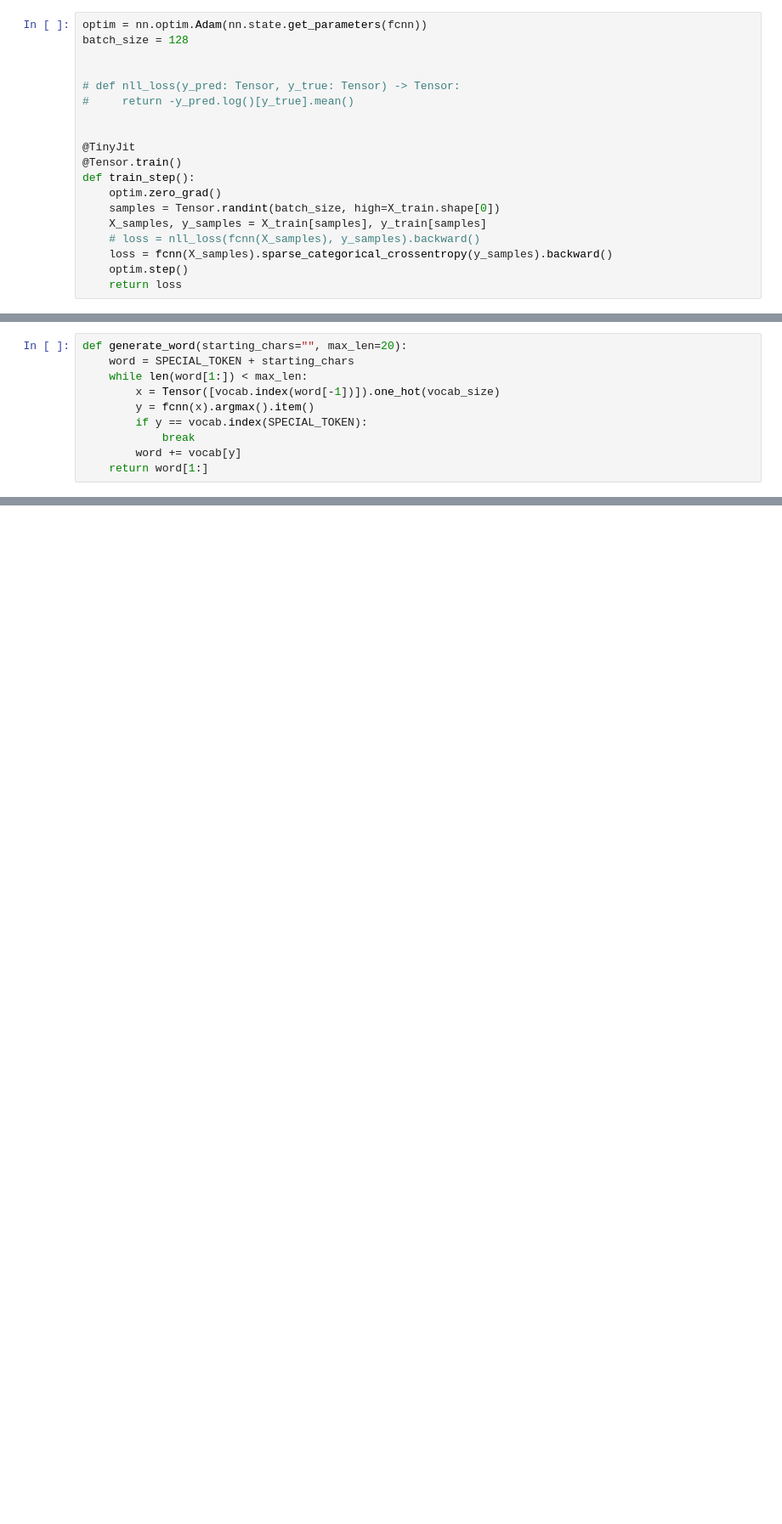
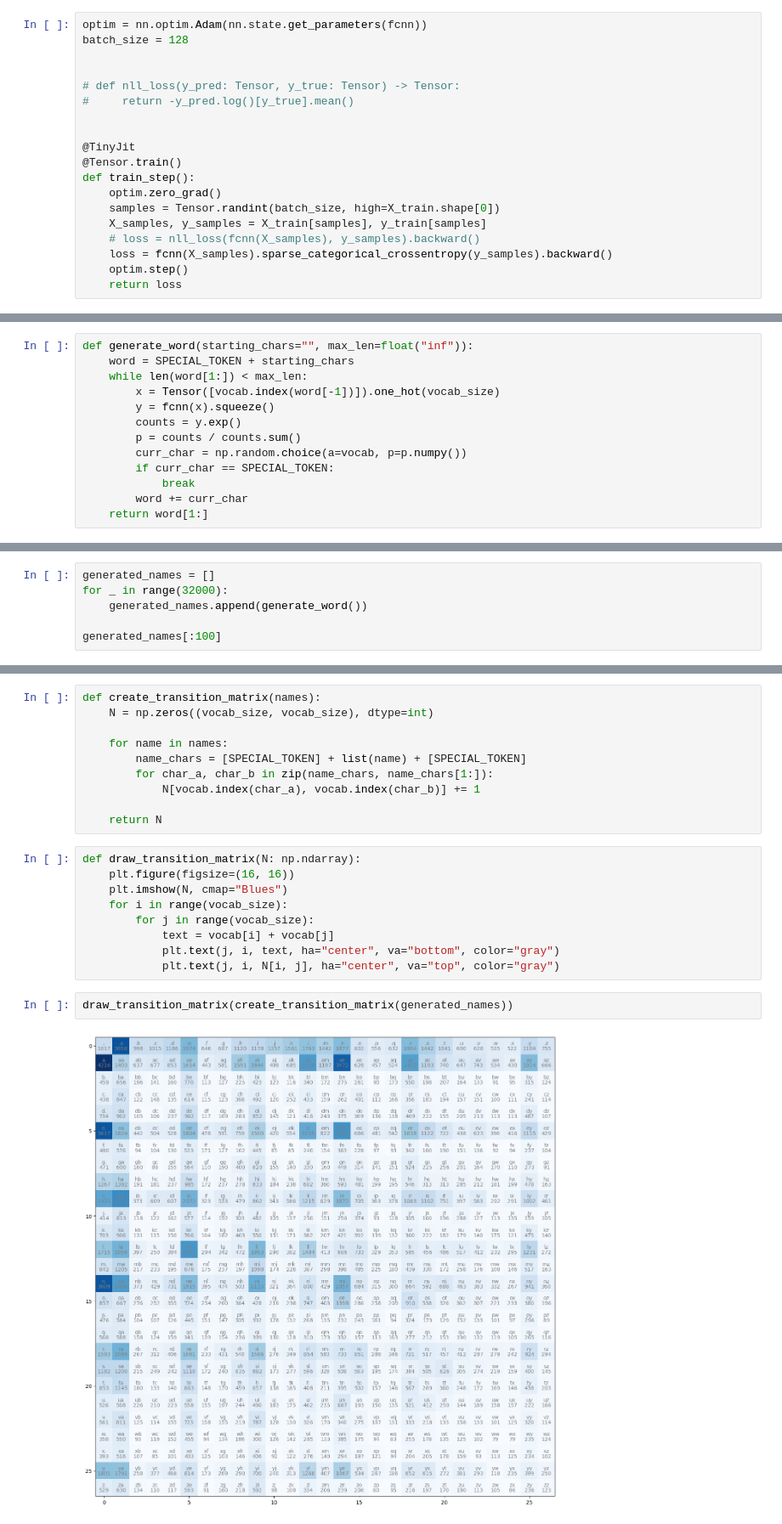
Before and after one commit to obadakhalili/DL-Quest, a Jupyter notebook: makemore/fcnn.ipynb, the cells around one changed output, grey strips where cells are left out. Shown: that part at 85% size. Drawn from its saved outputs; the diff is of its cells as text; blank space fills up the shorter version.

Commit message:
change generate word logic in makemore/fcnn to use the model's output as probability distribution

```diff
--- a/makemore/fcnn.ipynb
+++ b/makemore/fcnn.ipynb
@@ -70,10 +72,13 @@ step 700, loss 2.66, acc 19.41%
 # %%
-def generate_word(starting_chars="", max_len=20):
+def generate_word(starting_chars="", max_len=float("inf")):
     word = SPECIAL_TOKEN + starting_chars
     while len(word[1:]) < max_len:
         x = Tensor([vocab.index(word[-1])]).one_hot(vocab_size)
-        y = fcnn(x).argmax().item()
-        if y == vocab.index(SPECIAL_TOKEN):
+        y = fcnn(x).squeeze()
+        counts = y.exp()
+        p = counts / counts.sum()
+        curr_char = np.random.choice(a=vocab, p=p.numpy())
+        if curr_char == SPECIAL_TOKEN:
             break
-        word += vocab[y]
+        word += curr_char
     return word[1:]
@@ -100,0 +85,6 @@ za
+# %%
+generated_names = []
+for _ in range(32000):
+    generated_names.append(generate_word())
+
+generated_names[:100]
@@ -100,0 +109,23 @@ za
+# %%
+def create_transition_matrix(names):
+    N = np.zeros((vocab_size, vocab_size), dtype=int)
+
+    for name in names:
+        name_chars = [SPECIAL_TOKEN] + list(name) + [SPECIAL_TOKEN]
+        for char_a, char_b in zip(name_chars, name_chars[1:]):
+            N[vocab.index(char_a), vocab.index(char_b)] += 1
+
+    return N
+# %%
+def draw_transition_matrix(N: np.ndarray):
+    plt.figure(figsize=(16, 16))
+    plt.imshow(N, cmap="Blues")
+    for i in range(vocab_size):
+        for j in range(vocab_size):
+            text = vocab[i] + vocab[j]
+            plt.text(j, i, text, ha="center", va="bottom", color="gray")
+            plt.text(j, i, N[i, j], ha="center", va="top", color="gray")
+# %%
+draw_transition_matrix(create_transition_matrix(generated_names))
+# %% [output]
+[figure, added]
```
Also changed, not shown: parts of 4 cells of this notebook.
